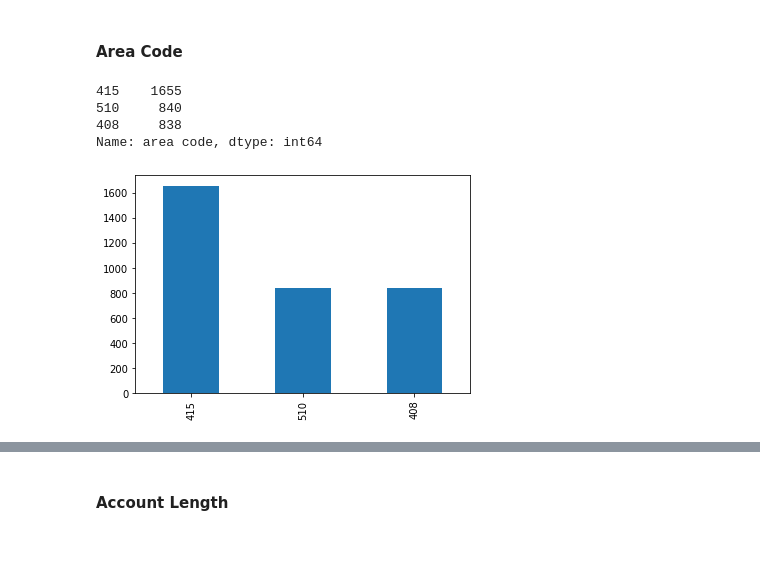
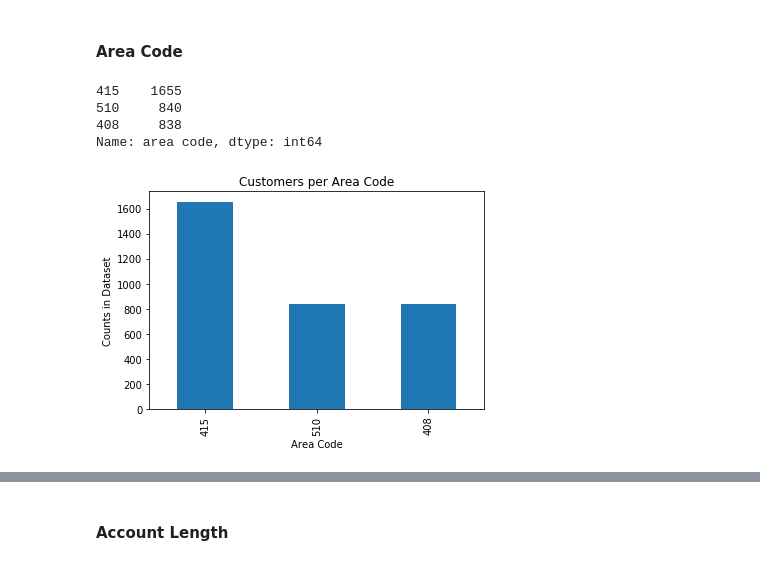
Before and after one commit to JessicaFB/Telecommunications-Churn-Prediction, a Jupyter notebook: churn_classifier.ipynb, the cells around one changed output, grey strips where cells are left out. Drawn from its saved outputs; the diff is of its cells as text; code cells hidden in the pictures.

```diff
--- a/churn_classifier.ipynb
+++ b/churn_classifier.ipynb
@@ -87,0 +96,6 @@ df.describe().round()
+# %%
+# Create new feature 'total charges'
+df['total charges'] = df['total day charge'] + df['total eve charge'] + df['total intl charge']
+
+# Plot
+sns.regplot(df['customer service calls'], df['total charges']);
@@ -151,4 +195,4 @@ It seems the 'charge' categories are highly correlated with their respective 'mi
 # %%
-drop = ['total day charge','total eve charge','total intl charge']
+drop = ['total day charge','total eve charge','total intl charge', 'total charges']
 df = df.drop(drop, axis=1)
 # %% [markdown]
@@ -181,14 +222,18 @@ It looks like all states are represented, some more than others with West Virgin
 # %%
 # Print area code value counts
 print(df['area code'].value_counts())
 
 # Plot bar plot of area code value counts
-df['area code'].value_counts().plot(kind='bar');
+df['area code'].value_counts().plot(kind='bar')
+plt.title('Customers per Area Code')
+plt.xlabel('Area Code')
+plt.ylabel('Counts in Dataset')
+plt.show()
 # %% [output]
 415    1655
 510     840
 408     838
 Name: area code, dtype: int64
-[figure, old version]
+[figure, new version]
 # %% [markdown]
 It seems strange that with 51 states represented there are only 3 area codes. I did a little research as well as reading the dataset description and other kernels on kaggle, however this issue did not seem to be addressed anywhere. It could be that people had gotten a cell phone number in one state and then moved to another state. I'm not sure how likely that is, however this does seem like a relatively small data set at 3333, so it could be possible.
```
Also changed, not shown: parts of 34 cells of this notebook.
